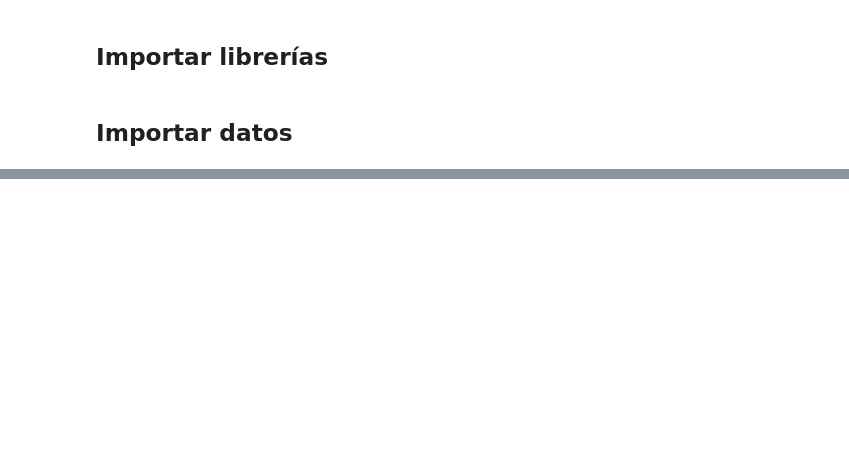
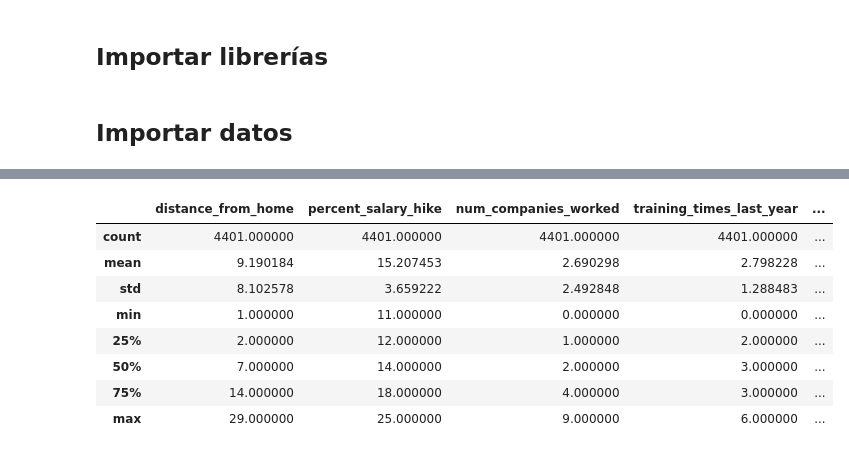
Before and after one commit to AlexanderBedoyaC/pediccion_abandono_empleo, a Jupyter notebook: 3.2. Sala - Análisis variables numéricas.ipynb, the cells around one changed output, grey strips where cells are left out. Drawn from its saved outputs; the diff is of its cells as text; code cells hidden in the pictures; blank space fills up the shorter version.

```diff
--- a/3.2. Sala - Análisis variables numéricas.ipynb
+++ b/3.2. Sala - Análisis variables numéricas.ipynb
@@ -34 +46,14 @@ dtype('int64')
+# %%
+#Análisis descriptivo de las variables numéricas
+data.describe()
+# %% [output]
+|  | distance_from_home | percent_salary_hike | num_companies_worked | training_times_last_year | ... |
+| count | 4401.000000 | 4401.000000 | 4401.000000 | 4401.000000 | ... |
+| mean | 9.190184 | 15.207453 | 2.690298 | 2.798228 | ... |
+| std | 8.102578 | 3.659222 | 2.492848 | 1.288483 | ... |
+| min | 1.000000 | 11.000000 | 0.000000 | 0.000000 | ... |
+| 25% | 2.000000 | 12.000000 | 1.000000 | 2.000000 | ... |
+| 50% | 7.000000 | 14.000000 | 2.000000 | 3.000000 | ... |
+| 75% | 14.000000 | 18.000000 | 4.000000 | 3.000000 | ... |
+| max | 29.000000 | 25.000000 | 9.000000 | 6.000000 | ... |
 # %%
```
Also changed, not shown: parts of 9 cells of this notebook.
